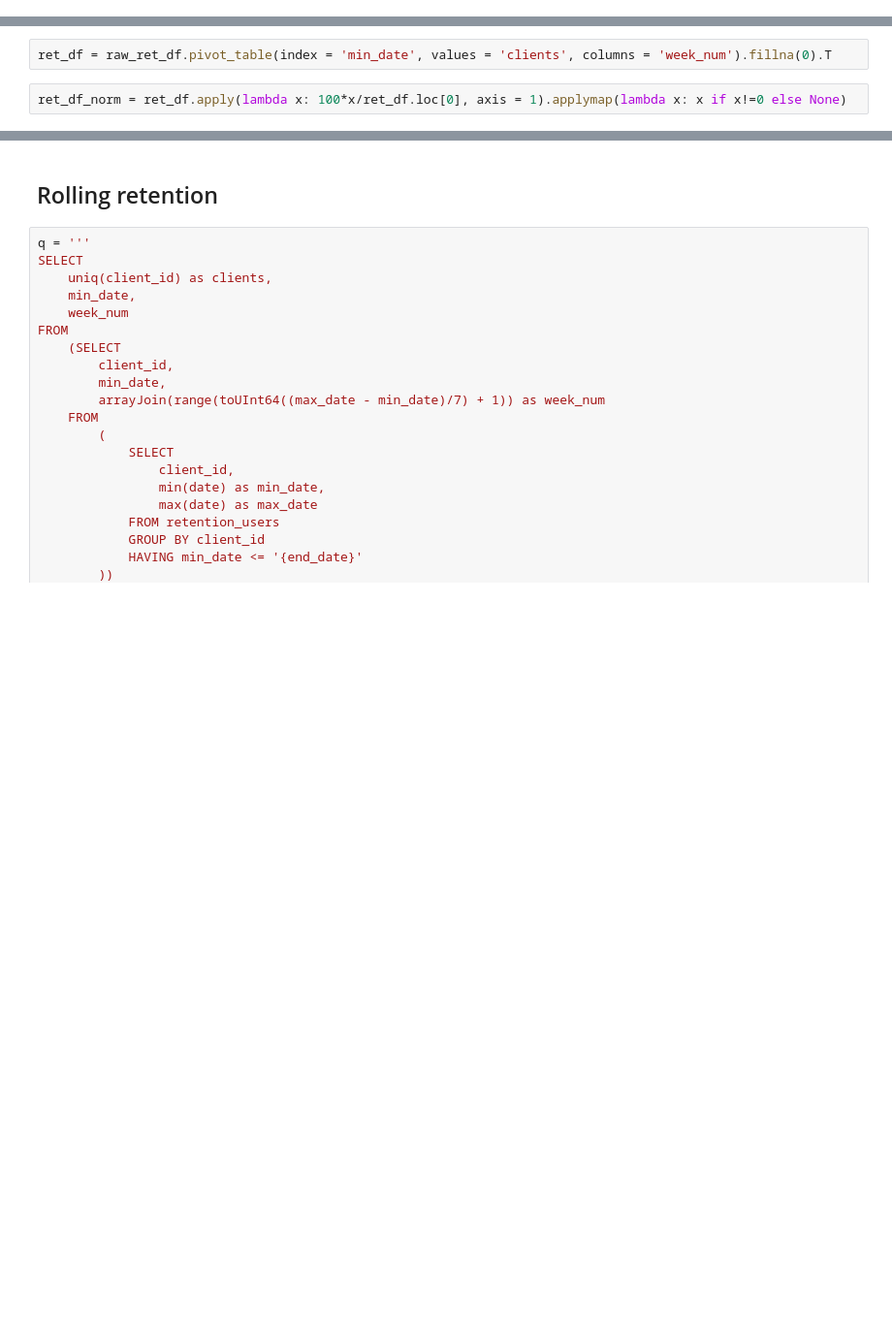
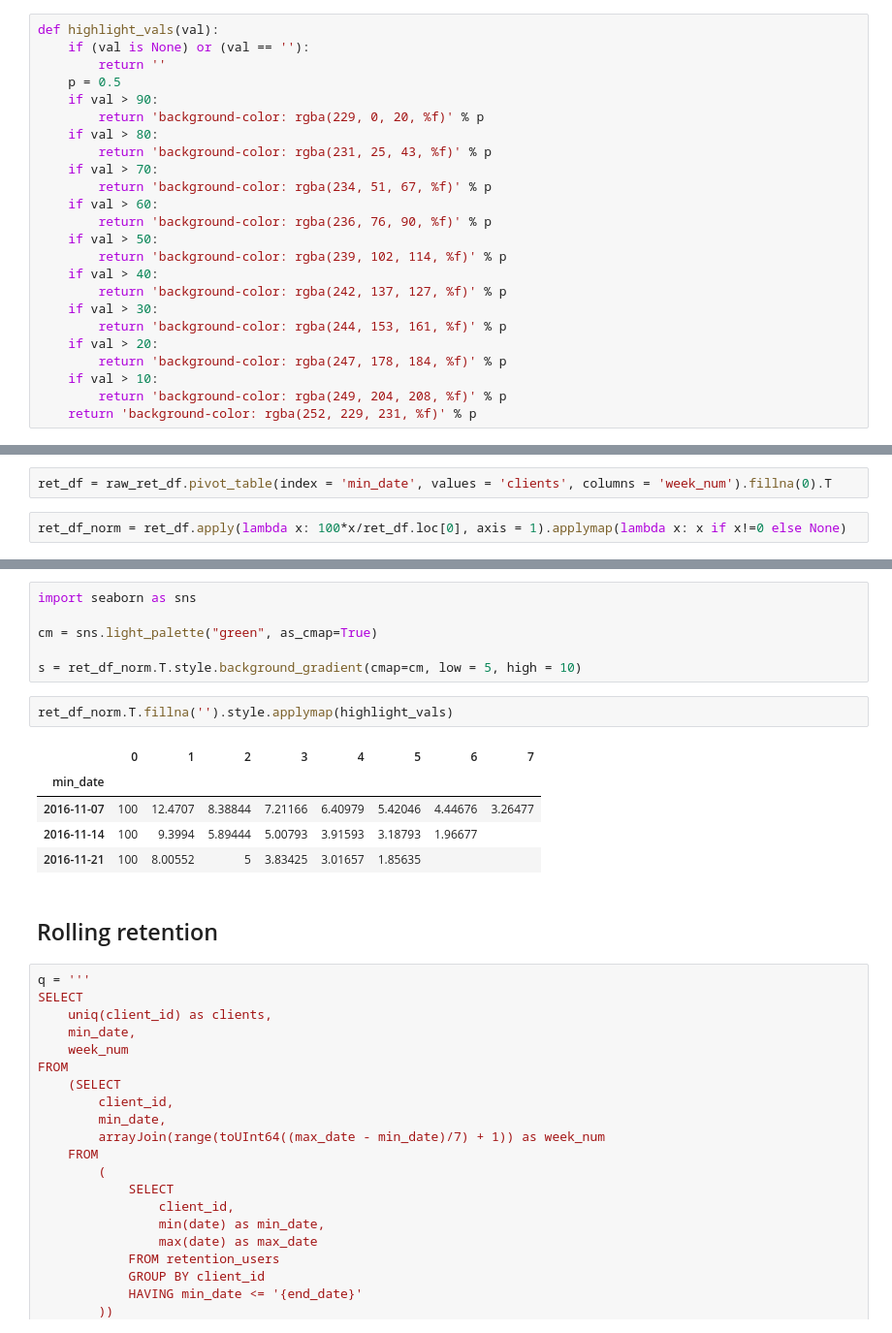
Before and after one commit to miptgirl/retentions, a Jupyter notebook: retentions.ipynb, the cells around one changed output, grey strips where cells are left out. Shown at 97% size. Saved outputs shown, nothing was run; the diff lists cells and outputs as text; blank space fills up the shorter version.

Commit message:
Added tables for retentions

```diff
--- a/retentions.ipynb
+++ b/retentions.ipynb
@@ -52,6 +53,30 @@ def plotly_df(df, title = ''):
     iplot(fig, show_link = False)
 # %% [output]
 1.12.9
+# %%
+def highlight_vals(val):
+    if (val is None) or (val == ''):
+        return ''
+    p = 0.5
+    if val > 90:
+        return 'background-color: rgba(229, 0, 20, %f)' % p
+    if val > 80:
+        return 'background-color: rgba(231, 25, 43, %f)' % p
+    if val > 70:
+        return 'background-color: rgba(234, 51, 67, %f)' % p
+    if val > 60:
+        return 'background-color: rgba(236, 76, 90, %f)' % p
+    if val > 50:
+        return 'background-color: rgba(239, 102, 114, %f)' % p
+    if val > 40:
+        return 'background-color: rgba(242, 137, 127, %f)' % p
+    if val > 30:
+        return 'background-color: rgba(244, 153, 161, %f)' % p
+    if val > 20:
+        return 'background-color: rgba(247, 178, 184, %f)' % p
+    if val > 10:
+        return 'background-color: rgba(249, 204, 208, %f)' % p
+    return 'background-color: rgba(252, 229, 231, %f)' % p
 # %%
 start_date = datetime.datetime(2016, 11, 7)
 end_date = datetime.datetime(2016, 11, 25)
@@ -183,6 +208,20 @@ ret_df_norm = ret_df.apply(lambda x: 100*x/ret_df.loc[0], axis = 1).applymap(lam
 plotly_df(ret_df_norm)
 # %% [output]
 [interactive output not drawn]
+# %%
+import seaborn as sns
+
+cm = sns.light_palette("green", as_cmap=True)
+
+s = ret_df_norm.T.style.background_gradient(cmap=cm, low = 5, high = 10)
+# %%
+ret_df_norm.T.fillna('').style.applymap(highlight_vals)
+# %% [output]
+|  | 0 | 1 | 2 | 3 | 4 | 5 | 6 | 7 |
+| min_date |  |  |  |  |  |  |  |  |
+| 2016-11-07 | 100 | 12.4707 | 8.38844 | 7.21166 | 6.40979 | 5.42046 | 4.44676 | 3.26477 |
+| 2016-11-14 | 100 | 9.3994 | 5.89444 | 5.00793 | 3.91593 | 3.18793 | 1.96677 |  |
+| 2016-11-21 | 100 | 8.00552 | 5 | 3.83425 | 3.01657 | 1.85635 |  |  |
 # %% [markdown]
 ## Rolling retention
 # %%
```
Also changed, not shown: parts of 3 cells of this notebook.
